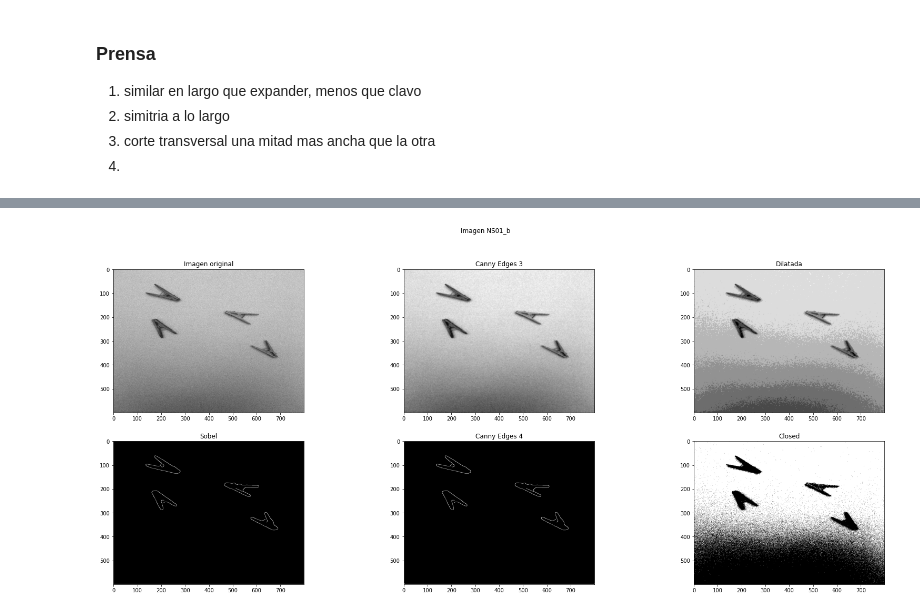
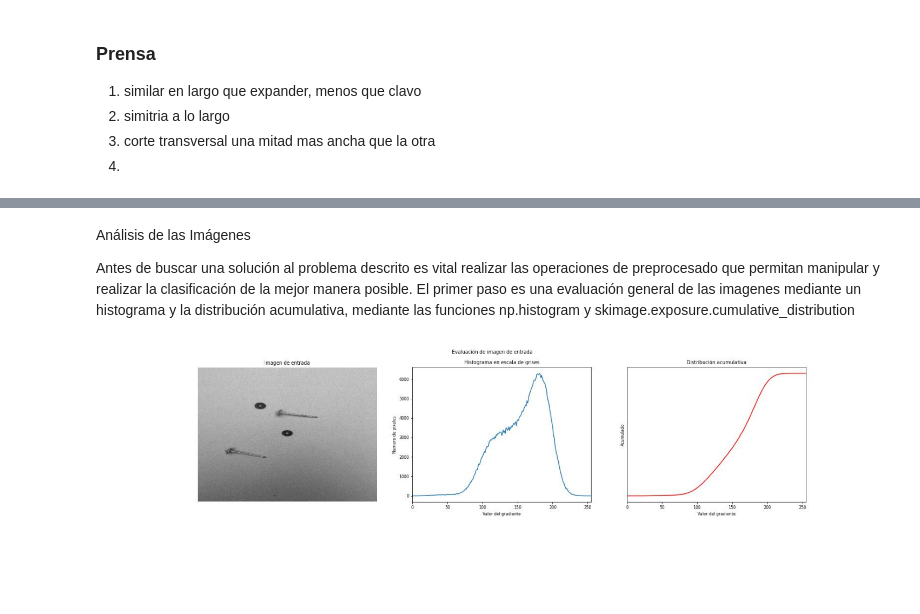
Before and after one commit to carlosjaravas/-Tarea_4_Vision, a Jupyter notebook: Tarea4.ipynb, the cells around one changed output, grey strips where cells are left out. Drawn from its saved outputs; the diff is of its cells as text; code cells hidden in the pictures; blank space fills up the shorter version.

```diff
--- a/Tarea4.ipynb
+++ b/Tarea4.ipynb
@@ -88,53 +70,0 @@ plt.show()
-# %%
-img_org= io.imread(path +r'\CLASS-43.png',True)
-
-#Sobel
-#sobel = sobel(img_org)
-edges1 = feature.canny(img_org,sigma=3)
-edges2 = feature.canny(img_org,sigma=1)
-
-#Filtro Gaussiano
-img_org_filtrada = gaussian(img_org, sigma=1)*255
-img_org_filtrada1 = gaussian(img_org, sigma=2)
-img_org_filtrada2 = gaussian(img_org, sigma=3)
-img_org_filtrada3 = gaussian(img_org, sigma=4)
-#Otsu
-thresh = threshold_otsu(img_org)
-binary = img_org > thresh
-
-img_quant = quant(img_org_filtrada,10)
-
-edges3 = feature.canny(img_quant,sigma=3.5)
-
-#Erosion y dilatacion
-footprint = disk(4.4)
-eroded = erosion(img_org, footprint)
-footprint = disk(2)
-dilated = dilation(edges1, footprint)
-footprint = disk(2)
-closed = closing(edges3, footprint)
-
-
-fig2, axs = plt.subplots(2,3,figsize=(28,11))
-fig2.suptitle('Imagen NS01_b')
-axs[0,0].imshow(img_org,cmap='gray')
-axs[0,0].set_title('Imagen original')
-
-axs[0,1].imshow(img_org_filtrada,cmap='gray')
-axs[0,1].set_title('Canny Edges 3')
-
-axs[0,2].imshow(img_quant,cmap='gray')
-axs[0,2].set_title('Dilatada')
-
-axs[1,0].imshow(edges3,cmap='gray')
-axs[1,0].set_title('Sobel')
-
-axs[1,1].imshow(closed,cmap='gray')
-axs[1,1].set_title('Canny Edges 4')
-
-axs[1,2].imshow(binary,cmap='gray')
-axs[1,2].set_title('Closed')
-
-plt.show()
-# %% [output]
-[figure, removed]
@@ -140,0 +84,13 @@ plt.show()
+# %% [markdown]
+Análisis de las Imágenes
+
+Antes de buscar una solución al problema descrito es vital realizar las operaciones de preprocesado que permitan manipular y realizar la clasificación de la mejor manera posible. El primer paso es una evaluación general de las imagenes mediante un histograma y la distribución acumulativa, mediante las funciones np.histogram y skimage.exposure.cumulative_distribution
+# %%
+file_path = os.path.join(path , 'HIST5.jpg')
+HIST = io.imread(file_path)
+plt.figure(figsize = (26,8))
+plt.imshow(HIST,cmap='gray')
+plt.axis('off')
+plt.show()
+# %% [output]
+[figure, added]
```
Also changed, not shown: parts of 10 cells of this notebook, 23 other files.
